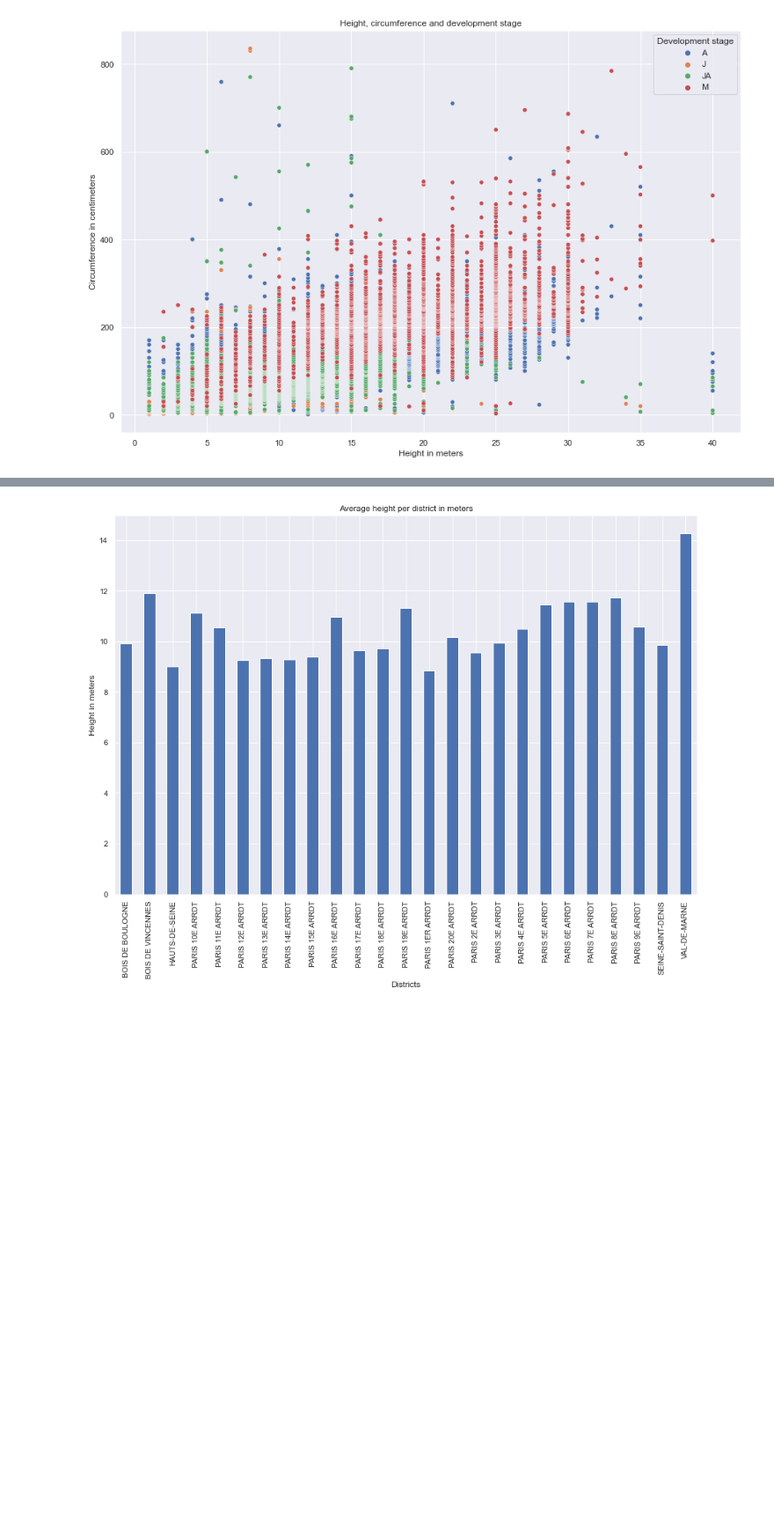
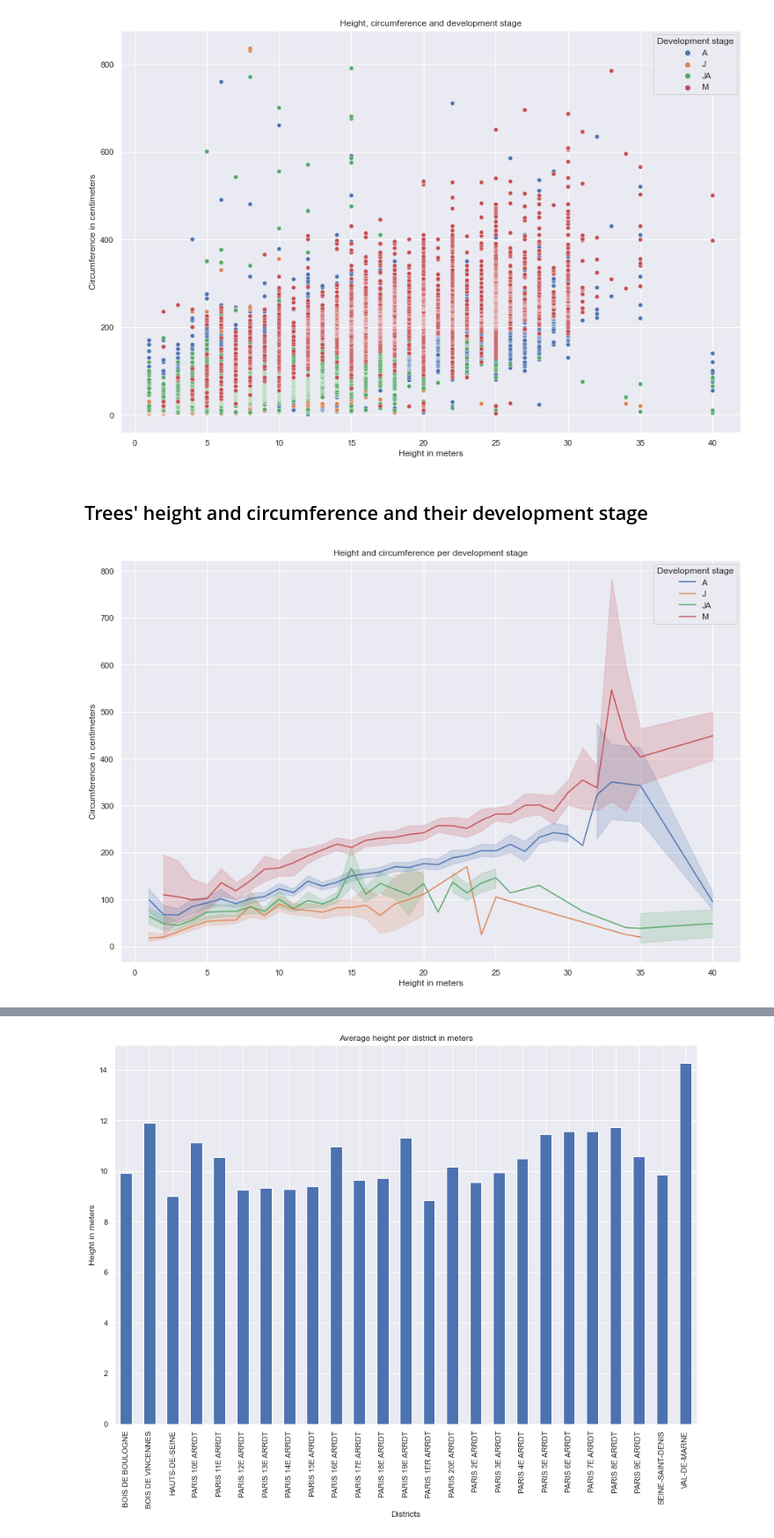
Before and after one commit to lynda-trad/Paris-Trees, a Jupyter notebook: Trees-of-Paris.ipynb, the cells around one changed output, grey strips where cells are left out. Shown at 88% size. Drawn from its saved outputs; the diff is of its cells as text; code cells hidden in the pictures; blank space fills up the shorter version.

Commit message:
add lineplots for height and circum per dev stage + stacked bar for dev stage distribution among district + final powerbi dashboard

```diff
--- a/Trees-of-Paris.ipynb
+++ b/Trees-of-Paris.ipynb
@@ -346,3 +346,17 @@ plt.legend(loc='upper right', title='Development stage')
 plt.show()
 # %% [output]
 [figure]
+# %% [markdown]
+## Trees' height and circumference and their development stage
+# %%
+ax = sns.lineplot(data=scatter.size(),
+             x='hauteur_m',
+             y='circonference_cm',
+             hue='stade_developpement')
+ax.set(xlabel='Height in meters',
+       ylabel='Circumference in centimeters',
+       title='Height and circumference per development stage')
+plt.legend(loc='upper right', title='Development stage')
+plt.show()
+# %% [output]
+[figure, added]
```
Also changed, not shown: parts of 10 cells of this notebook, 1 other file.
